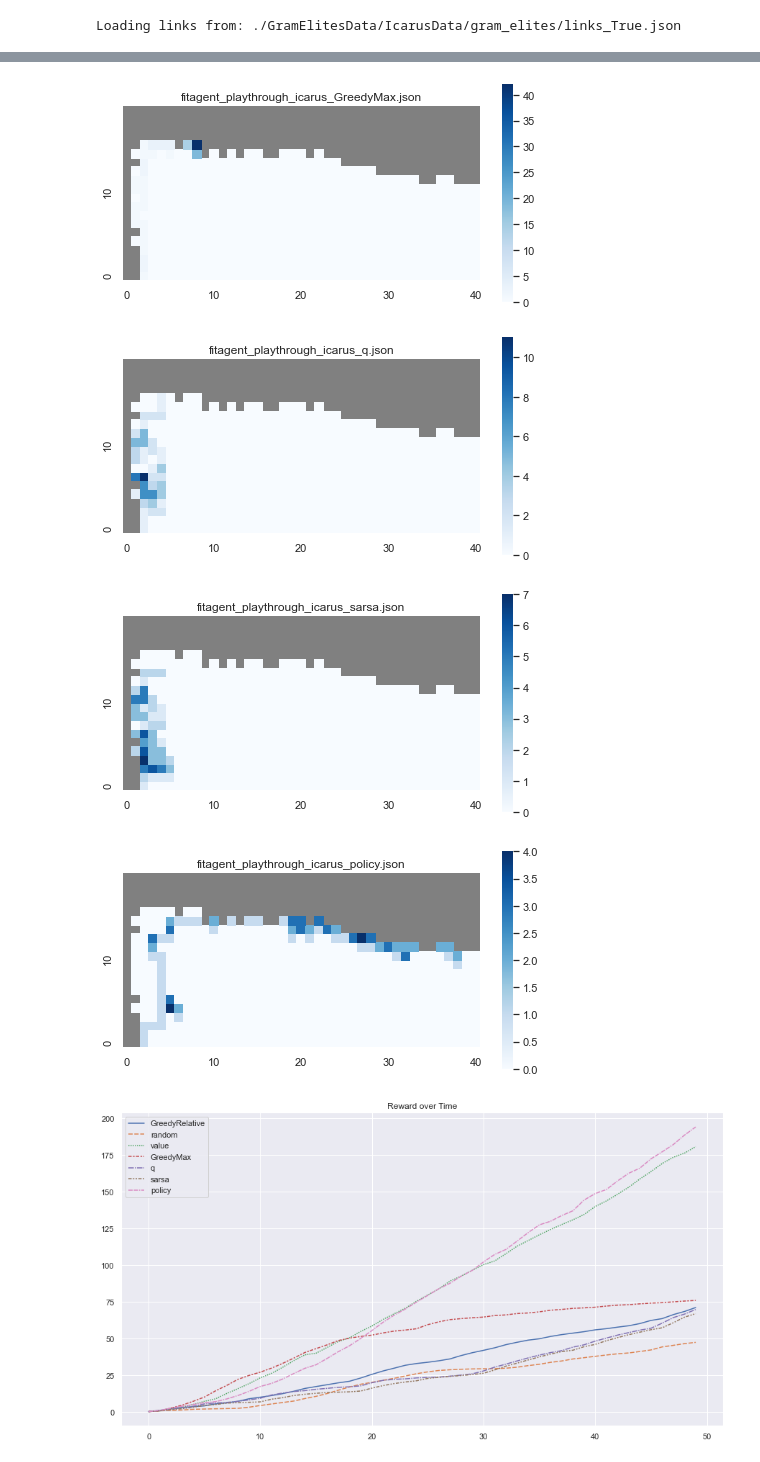
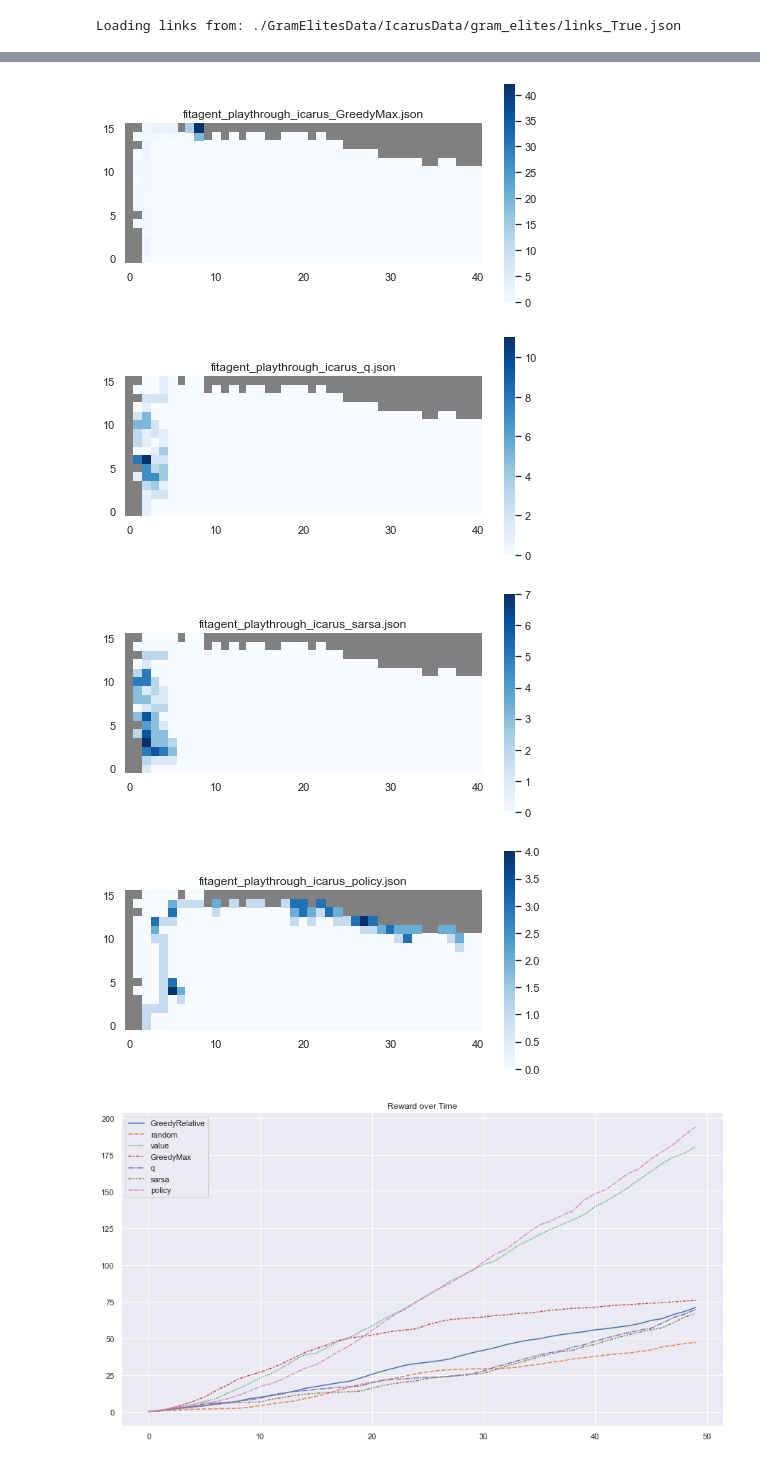
Before and after one commit to crowdgames/mdp-level-assembly, a Jupyter notebook: Analysis.ipynb, the cells around one changed output, grey strips where cells are left out. Drawn from its saved outputs; the diff is of its cells as text; code cells hidden in the pictures.

```diff
--- a/Analysis.ipynb
+++ b/Analysis.ipynb
@@ -98,5 +98,5 @@ playthroughs = get_playthroughs(config)
 Loading links from: ./GramElitesData/DungeonData/gram_elites/links_True.json
 # %%
 for filename, data in playthroughs:
-    heatmap(data, graph, filename, (25,25))
+    heatmap(data, graph, filename, config.MAX_BC)
 # %% [output]
@@ -115,11 +115,11 @@ plot_reward_over_time(playthroughs)
 ### Mario
 # %%
 config = Mario
-graph = Utility.get_graph(config.BASE_DIR, config.TRANSPOSE, True)
+graph = Utility.get_graph(config, True)
 playthroughs = get_playthroughs(config)
 # %% [output]
 Loading links from: ./GramElitesData/MarioData/gram_elites/links_True.json
 # %%
 for filename, data in playthroughs:
-    heatmap(data, graph, filename, (25,25))
+    heatmap(data, graph, filename, config.MAX_BC)
 # %% [output]
@@ -138,11 +138,11 @@ plot_reward_over_time(playthroughs)
 ## Icarus
 # %%
 config = Icarus
-graph = Utility.get_graph(config.BASE_DIR, config.TRANSPOSE, True)
+graph = Utility.get_graph(config, True)
 playthroughs = get_playthroughs(config)
 # %% [output]
 Loading links from: ./GramElitesData/IcarusData/gram_elites/links_True.json
 # %%
 for filename, data in playthroughs:
-    heatmap(data, graph, filename, (20,41))
+    heatmap(data, graph, filename, config.MAX_BC)
 # %% [output]
@@ -152,7 +152,7 @@ for filename, data in playthroughs:
-[figure, old version]
+[figure, new version]
-[figure, old version]
+[figure, new version]
-[figure, old version]
+[figure, new version]
-[figure, old version]
+[figure, new version]
 # %%
 plot_reward_over_time(playthroughs)
 # %% [output]
```
Also changed, not shown: parts of 13 cells of this notebook, 9 other files.
